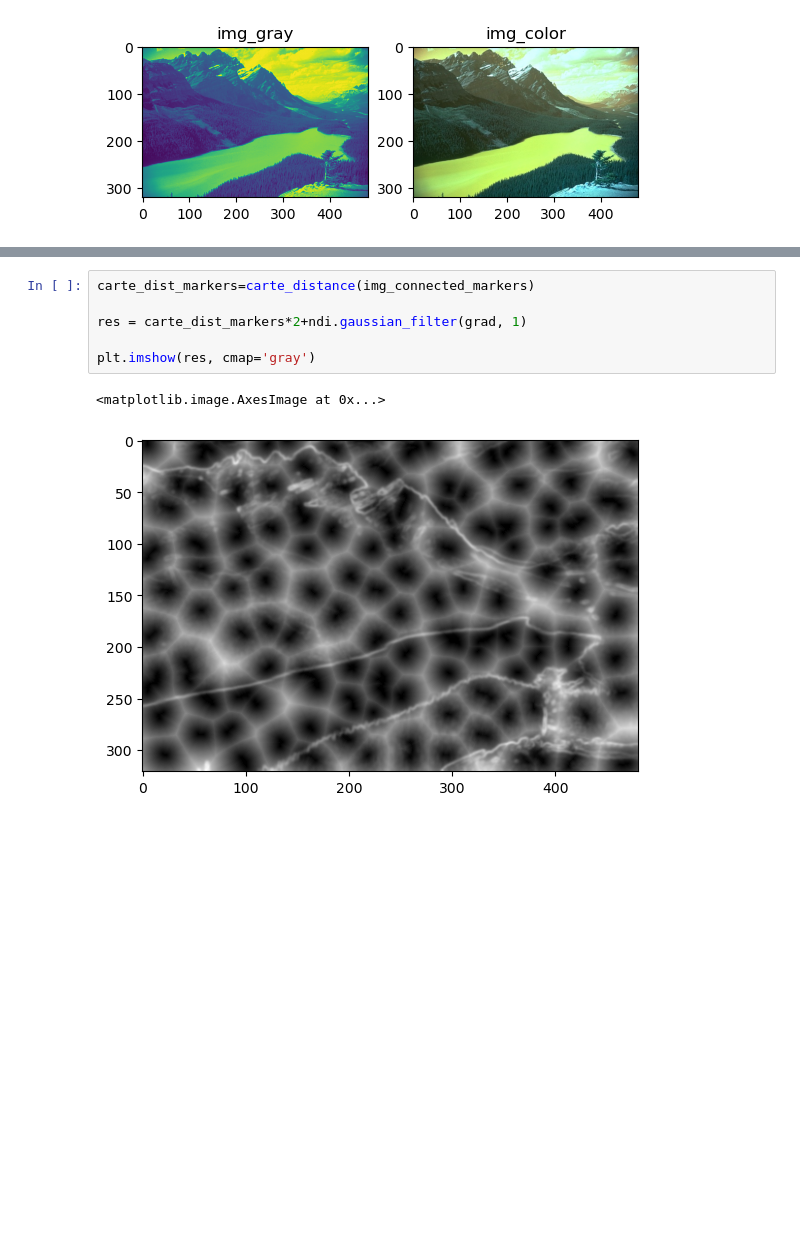
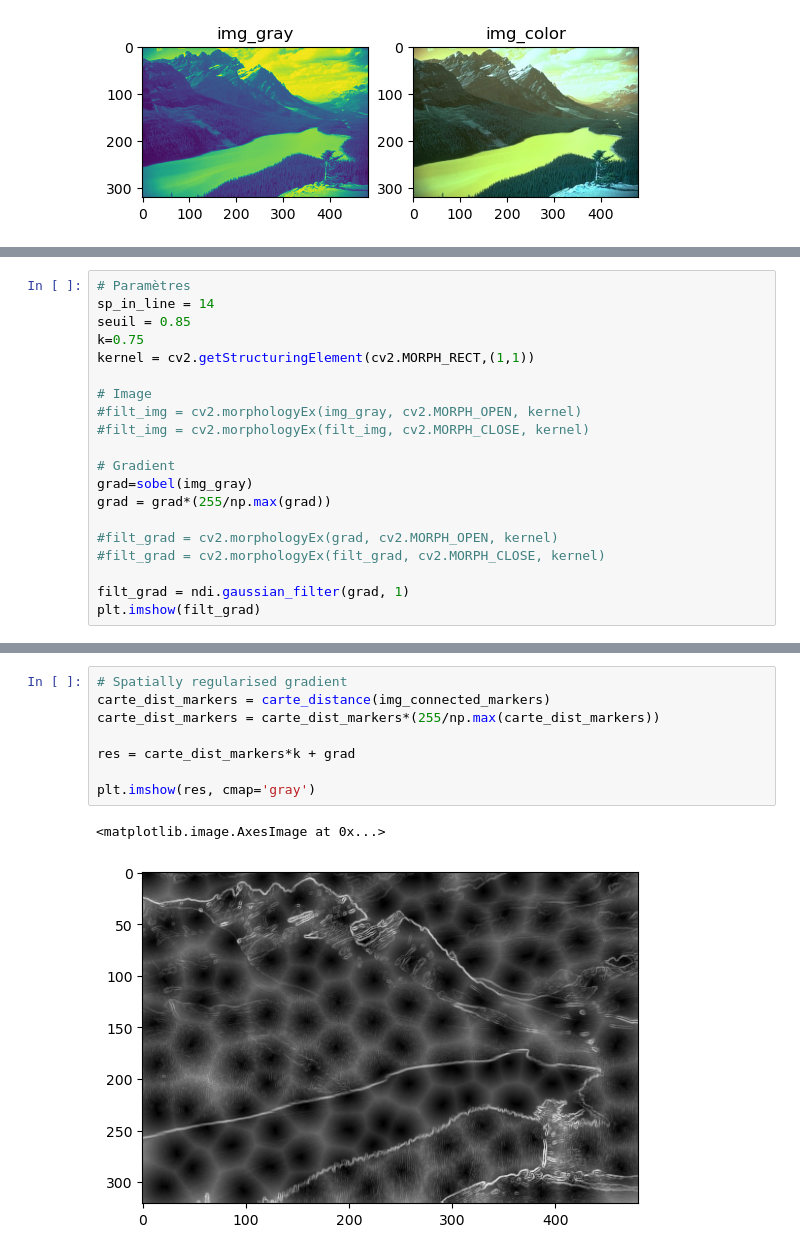
Before and after one commit to cvincent13/ProjetIMA, a Jupyter notebook: Waterpixel.ipynb, the cells around one changed output, grey strips where cells are left out. Drawn from its saved outputs; the diff is of its cells as text; blank space fills up the shorter version.

```diff
--- a/Waterpixel.ipynb
+++ b/Waterpixel.ipynb
@@ -336,0 +355,20 @@ img_connected_markers = img_from_markers(connected_markers, (n, m))
+# %%
+# Paramètres
+sp_in_line = 14
+seuil = 0.85
+k=0.75
+kernel = cv2.getStructuringElement(cv2.MORPH_RECT,(1,1))
+
+# Image
+#filt_img = cv2.morphologyEx(img_gray, cv2.MORPH_OPEN, kernel)
+#filt_img = cv2.morphologyEx(filt_img, cv2.MORPH_CLOSE, kernel)
+
+# Gradient
+grad=sobel(img_gray)
+grad = grad*(255/np.max(grad))
+
+#filt_grad = cv2.morphologyEx(grad, cv2.MORPH_OPEN, kernel)
+#filt_grad = cv2.morphologyEx(filt_grad, cv2.MORPH_CLOSE, kernel)
+
+filt_grad = ndi.gaussian_filter(grad, 1)
+plt.imshow(filt_grad)
@@ -337,10 +400,12 @@ img_connected_markers = img_from_markers(connected_markers, (n, m))
 # %%
-carte_dist_markers=carte_distance(img_connected_markers)
+# Spatially regularised gradient
+carte_dist_markers = carte_distance(img_connected_markers)
+carte_dist_markers = carte_dist_markers*(255/np.max(carte_dist_markers))
 
-res = carte_dist_markers*2+ndi.gaussian_filter(grad, 1)
+res = carte_dist_markers*k + grad
 
 plt.imshow(res, cmap='gray')
 # %% [output]
 <matplotlib.image.AxesImage at 0x...>
-[figure, old version]
+[figure, new version]
 # %%
```
Also changed, not shown: parts of 7 cells of this notebook.
